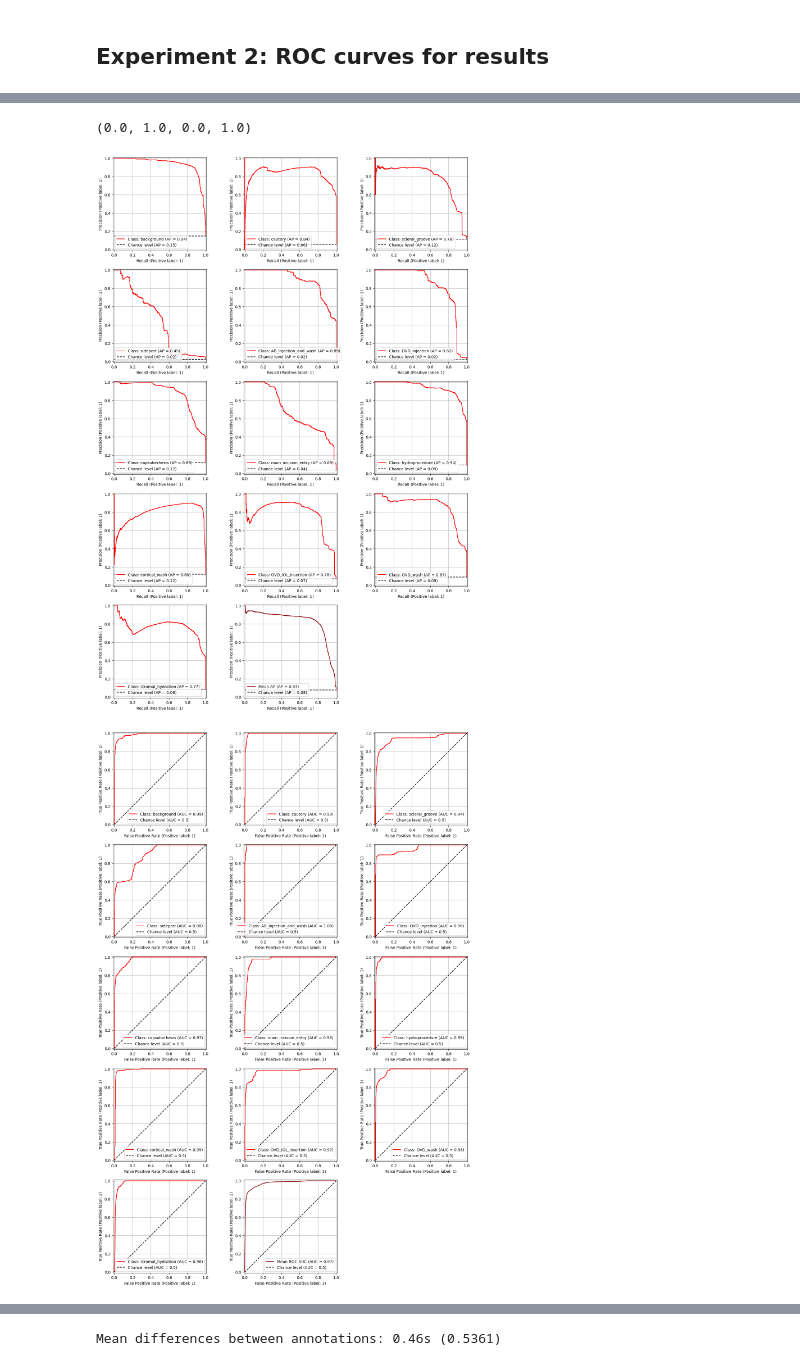
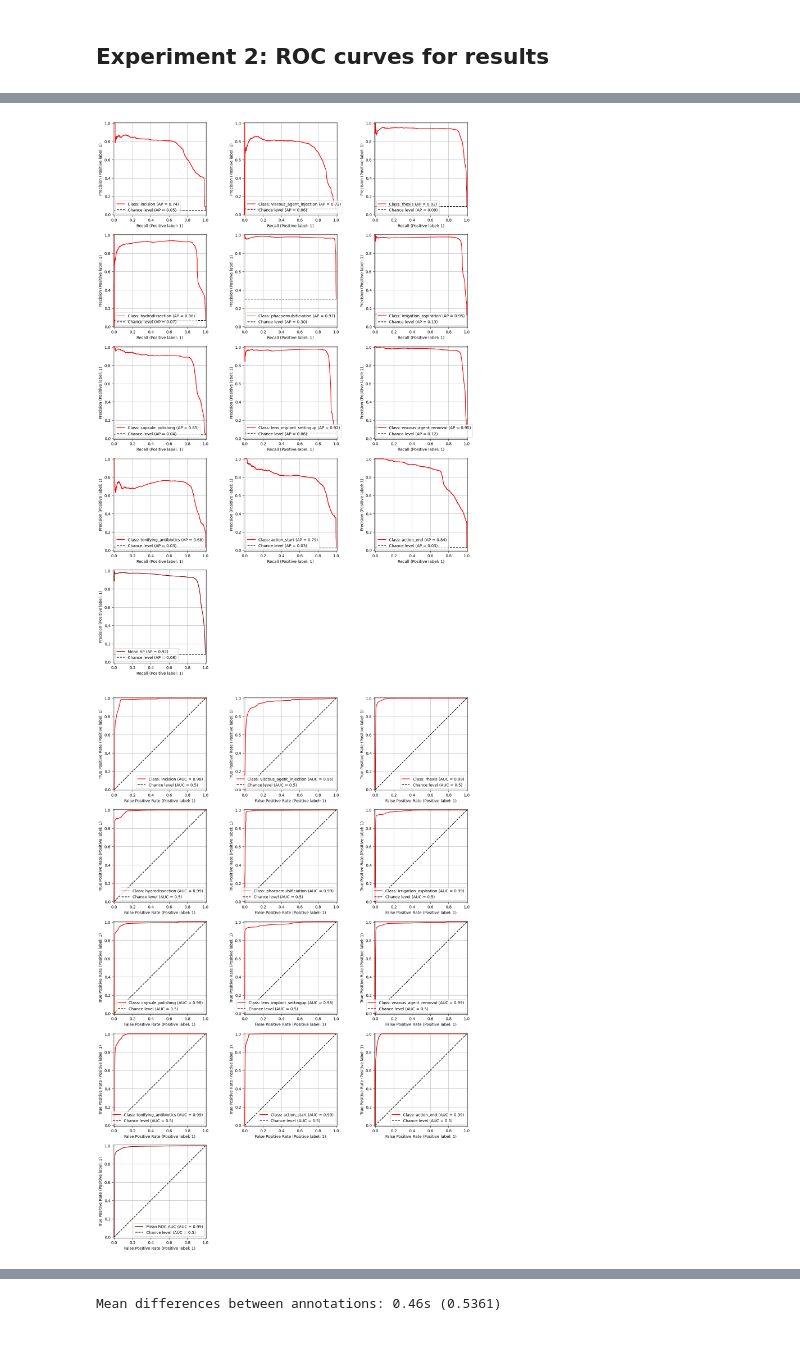
Before and after one commit to Bhuvan-21/MS-TCN2-med, a Jupyter notebook: notebooks/experiments.ipynb, the cells around one changed output, grey strips where cells are left out. Saved outputs shown, nothing was run; the diff lists cells and outputs as text; code cells hidden in the pictures.

```diff
--- a/notebooks/experiments.ipynb
+++ b/notebooks/experiments.ipynb
@@ -15,11 +15,14 @@ from visualize import plot_action_list, get_labels
 from utils import load_action_map, f_score, edit_score
 counter = 0
 # %%
-base_dir = r"C:\Users\smuel\Data\2024_SICS_Phase"
-gt_dir = join(base_dir, 'groundTruth2')
+#base_dir = r"C:\Users\smuel\Data\2024_SICS_Phase"
+#gt_dir = join(base_dir, 'groundTruth2')
+base_dir = "/home/simon/Code/MS-TCN2/data/cataract101_rgb/"
+gt_dir = "/home/simon/Code/MS-TCN2/data/cataract101_rgb/groundTruth/"
 
 ground_truth_path = os.listdir(gt_dir)[counter]
-ground_truth_path = 'BN_0086.txt'
+#ground_truth_path = 'BN_0086.txt'
+ground_truth_path = "case_288.txt"
 ground_truth_orig = open(join(gt_dir, ground_truth_path), 'r').read().split('\n')
 # print(ground_truth[2120:2140])
 
@@ -110,8 +113,8 @@ def prepare_results(ground_truth_dir, results_dir, action_dict, sample_rate=1):
 
     for probs_files in tqdm(probability_files):
         probs = np.load(join(results_dir, probs_files))[:, 0::sample_rate]
-        prediction = open(join(results_dir, probs_files.replace('npy', '')), 'r').read().split('\n')[1].split()
-        ground_truth = open(join(ground_truth_dir, probs_files.replace('npy', 'txt')), 'r').read().split('\n')
+        prediction = open(join(results_dir, probs_files.replace('.npy', '')), 'r').read().split('\n')[1].split()
+        ground_truth = open(join(ground_truth_dir, probs_files.replace('.npy', '.txt')), 'r').read().split('\n')
         ground_truth = ground_truth[0::sample_rate]
         ground_truth = ground_truth[:probs.shape[1]]
         prediction = prediction[0::sample_rate]
@@ -126,10 +129,10 @@ def prepare_results(ground_truth_dir, results_dir, action_dict, sample_rate=1):
         results["probs"].append(probs)
     return results
 
-results_dir = r"C:\Users\smuel\Pictures\Results WESP\sics88_c13_nobg"
-gt_dir = r"C:\Users\smuel\Data\2024_SICS_Phase\groundTruth88_c13_nobg"
+results_dir = "/home/simon/Code/MS-TCN2/results/cataract101_rgb/splits" # r"C:\Users\smuel\Pictures\Results WESP\sics88_c13_nobg"
+gt_dir = "/home/simon/Code/MS-TCN2/data/cataract101_rgb/groundTruth" # r"C:\Users\smuel\Data\2024_SICS_Phase\groundTruth88_c13_nobg"
 
-action_dict = load_action_map(join(results_dir,'mapping.txt'))
+action_dict = load_action_map('/home/simon/Code/MS-TCN2/data/cataract101_rgb/mapping.txt')
 rev_actions = {v: k for k, v in action_dict.items()}
 
 results = prepare_results(gt_dir, results_dir, action_dict, sample_rate=10)
@@ -178,28 +177,36 @@ encoder = OneHotEncoder(sparse_output=False)
 labels_one_hot = encoder.fit_transform(np.concatenate(results['labels']).reshape(-1, 1)).T
 # %%
 from sklearn.metrics import PrecisionRecallDisplay, RocCurveDisplay
+
+mode = 'cataract101' # 'sics'
+mgraph_pos = 0 if mode == 'cataract101' else 1
 
 fig, axs = plt.subplots(5, 3, figsize=(17, 25))
 for i in tqdm(range(acc_probs.shape[0])):
     PrecisionRecallDisplay.from_predictions(labels_one_hot[i], acc_probs[i], ax=axs[i//3][i%3], plot_chance_level=True, name="Class: " + rev_actions[i], color='red')
     axs[i//3][i%3].grid()
-PrecisionRecallDisplay.from_predictions(labels_one_hot.ravel(), acc_probs.ravel(), ax=axs[4][1], plot_chance_level=True, name="Mean AP", color='darkred')
+PrecisionRecallDisplay.from_predictions(labels_one_hot.ravel(), acc_probs.ravel(), ax=axs[4][mgraph_pos], plot_chance_level=True, name="Mean AP", color='darkred')
 axs[4][1].grid()
 axs[4][2].axis('off')   # Hide the subplot
+if mode == 'cataract101':
+    axs[4][1].axis('off')
+    axs[4][0].grid()
 
 
 fig, axs = plt.subplots(5, 3, figsize=(17, 25))
 for i in tqdm(range(acc_probs.shape[0])):
     RocCurveDisplay.from_predictions(labels_one_hot[i], acc_probs[i], ax=axs[i//3][i%3], plot_chance_level=True, name="Class: " + rev_actions[i], color='red')
     axs[i//3][i%3].grid()
 
-RocCurveDisplay.from_predictions(labels_one_hot.ravel(), acc_probs.ravel(), ax=axs[4][1], plot_chance_level=True, name="Mean ROC AUC", color='darkred')
+RocCurveDisplay.from_predictions(labels_one_hot.ravel(), acc_probs.ravel(), ax=axs[4][mgraph_pos], plot_chance_level=True, name="Mean ROC AUC", color='darkred')
 axs[4][1].grid()
 axs[4][2].axis('off')   # Hide the subplot
+if mode == 'cataract101':
+    axs[4][1].axis('off')
+    axs[4][0].grid()
 # %% [output]
-(0.0, 1.0, 0.0, 1.0)
-[figure, old version]
+[figure, new version]
-[figure, old version]
+[figure, new version]
 # %%
 from sklearn.metrics import PrecisionRecallDisplay, RocCurveDisplay
 import random
```
Also changed, not shown: parts of 7 cells of this notebook, 6 other files.
